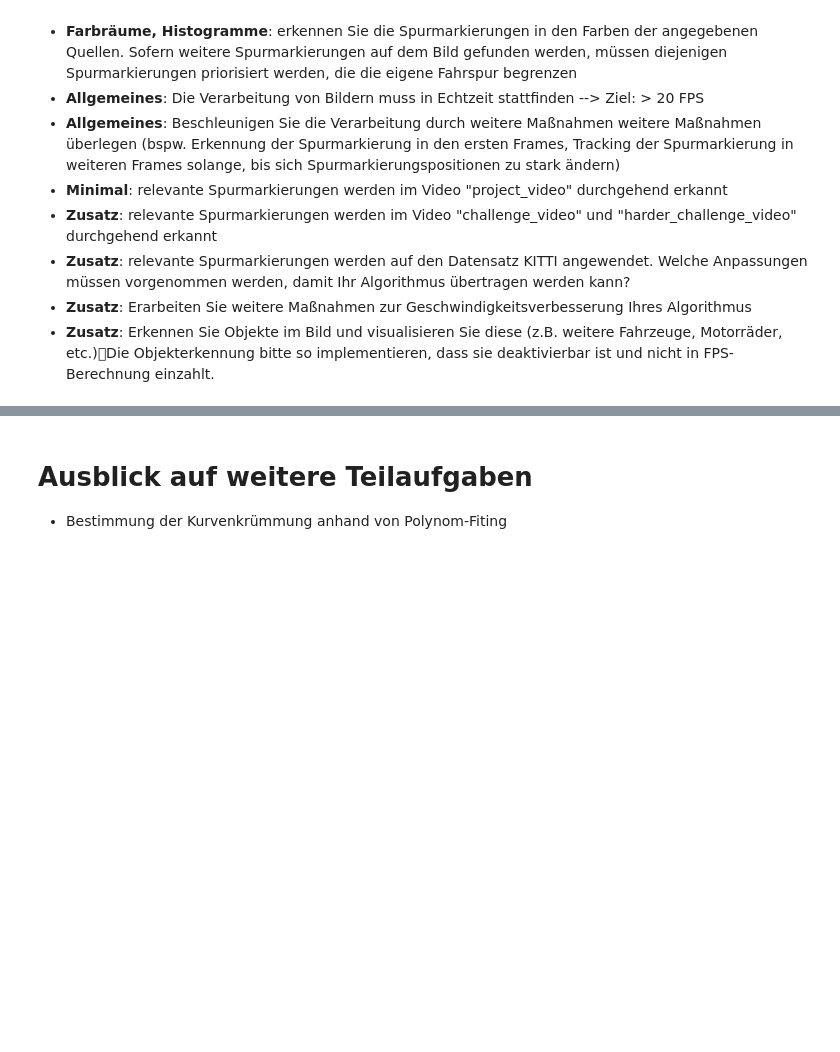
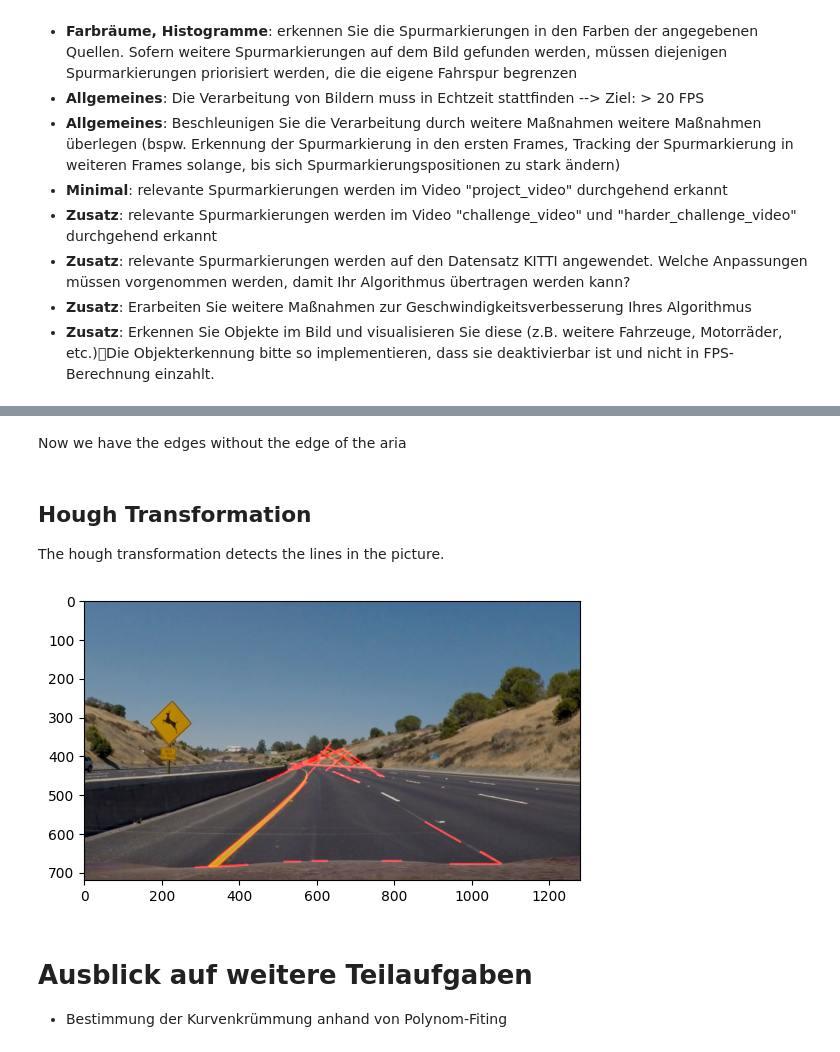
Before and after one commit to Super-T02/Spurerkennung, a Jupyter notebook: Projekt_Spurerkennung_v2.ipynb, the cells around one changed output, grey strips where cells are left out. Drawn from its saved outputs; the diff is of its cells as text; code cells hidden in the pictures; blank space fills up the shorter version.

```diff
--- a/Projekt_Spurerkennung_v2.ipynb
+++ b/Projekt_Spurerkennung_v2.ipynb
@@ -236,3 +267,42 @@ plt.imshow(img)
+# %% [markdown]
+Now we have the edges without the edge of the aria
+# %% [markdown]
+## Hough Transformation
+The hough transformation detects the lines in the picture.
+# %%
+def draw_lines(img, lines, color=[255, 0, 0], thickness=3):
+    # If there are no lines to draw, exit.
+    if lines is None:
+        return    # Make a copy of the original image.
+    img = np.copy(img)    # Create a blank image that matches the original in size.
+    line_img = np.zeros(
+        (
+            img.shape[0],
+            img.shape[1],
+            3
+        ),
+        dtype=np.uint8,
+    )    # Loop over all lines and draw them on the blank image.
+    for line in lines:
+        for x1, y1, x2, y2 in line:
+            cv.line(line_img, (x1, y1), (x2, y2), color, thickness)    # Merge the image with the lines onto the original.
+    img = cv.addWeighted(img, 0.8, line_img, 1.0, 0.0)    # Return the modified image.
+    return img
+
+lines = cv.HoughLinesP(
+    img_region,
+    rho=6,
+    theta=np.pi / 60,
+    threshold=160,
+    lines=np.array([]),
+    minLineLength=40,
+    maxLineGap=20
+)
+line_image = draw_lines(cv.cvtColor(img, cv.COLOR_BGR2RGB), lines)
+plt.imshow(line_image)
+plt.show()
+# %% [output]
+[figure, added]
 # %% [markdown]
 # Ausblick auf weitere Teilaufgaben
 - Bestimmung der Kurvenkrümmung anhand von Polynom-Fiting
```
Also changed, not shown: parts of 7 cells of this notebook, 1 other file.
